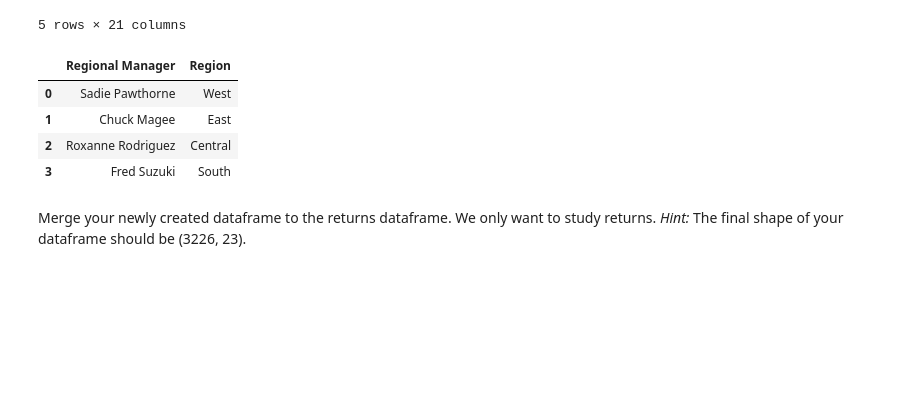
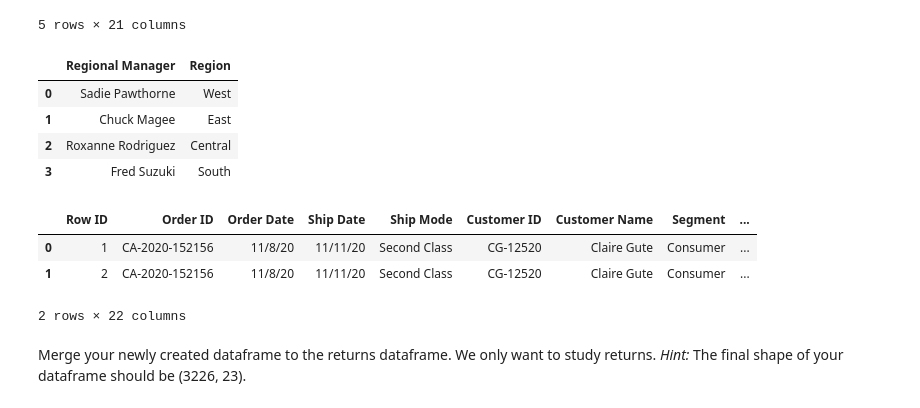
Before and after one commit to Vasanta2002/Sprint_1_git, a Jupyter notebook: module3-join-and-reshape-data/DS_113_Join_and_Reshape_Data.ipynb, the cells around one changed output. Cells and saved outputs as stored; diff of their text form; code cells hidden in the pictures; blank space fills up the shorter version.

```diff
--- a/module3-join-and-reshape-data/DS_113_Join_and_Reshape_Data.ipynb
+++ b/module3-join-and-reshape-data/DS_113_Join_and_Reshape_Data.ipynb
@@ -405,6 +405,14 @@ people.head()
 | 1 | Chuck Magee | East |
 | 2 | Roxanne Rodriguez | Central |
 | 3 | Fred Suzuki | South |
+# %%
+op = orders.merge(people)
+op.head(2)
+# %% [output]
+|  | Row ID | Order ID | Order Date | Ship Date | Ship Mode | Customer ID | Customer Name | Segment | ... |
+| 0 | 1 | CA-2020-152156 | 11/8/20 | 11/11/20 | Second Class | CG-12520 | Claire Gute | Consumer | ... |
+| 1 | 2 | CA-2020-152156 | 11/8/20 | 11/11/20 | Second Class | CG-12520 | Claire Gute | Consumer | ... |
+2 rows × 22 columns
 # %% [markdown]
 Merge your newly created dataframe to the returns dataframe. We only want to study returns.
 *Hint:* The final shape of your dataframe should be (3226, 23).
```
Also changed, not shown: parts of 4 cells of this notebook.
